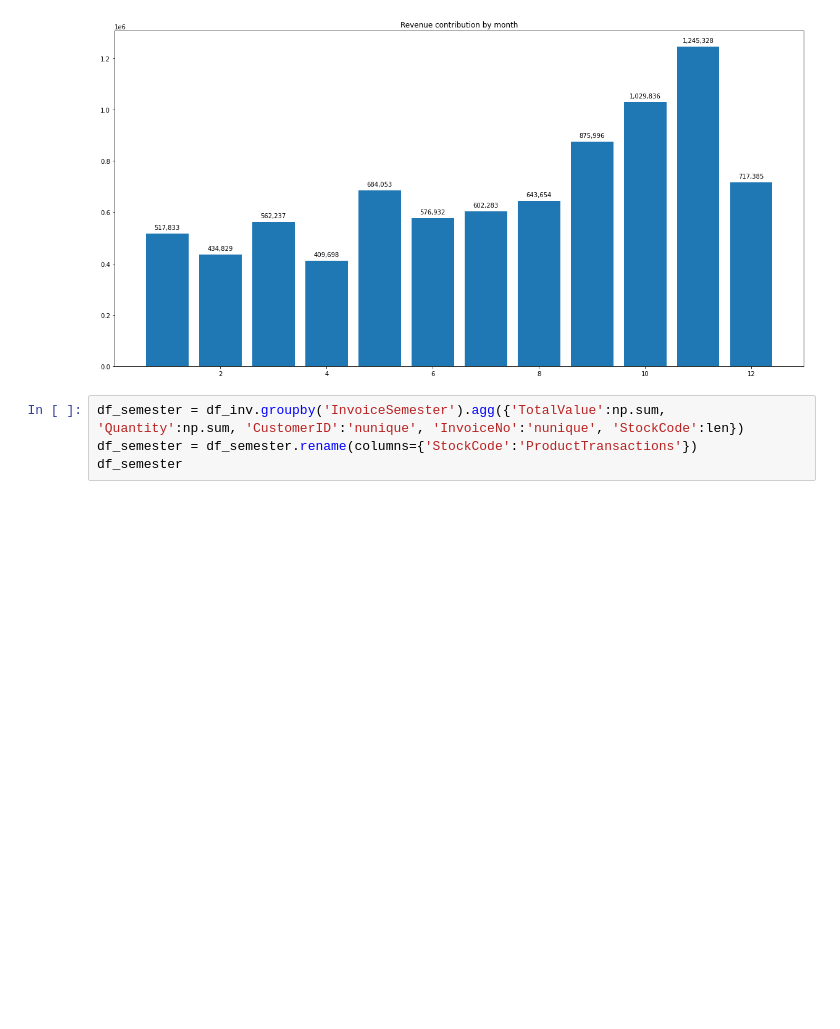
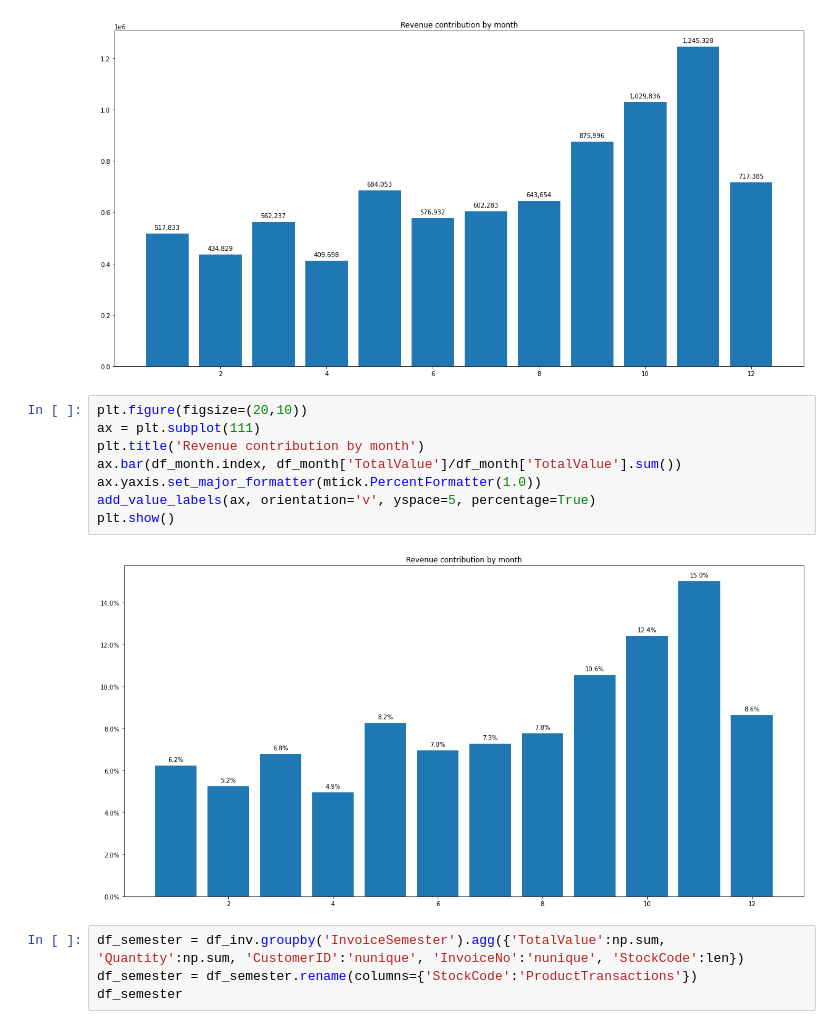
Before and after one commit to henriqueumeda/High-Value-Customers-Identification, a Jupyter notebook: Insiders - All In One Place.ipynb, the cells around one changed output. Drawn from its saved outputs; the diff is of its cells as text; blank space fills up the shorter version.

```diff
--- a/Insiders - All In One Place.ipynb
+++ b/Insiders - All In One Place.ipynb
@@ -397,6 +405,16 @@ add_value_labels(ax, orientation='v', yspace=5)
 plt.show()
 # %% [output]
 [figure]
+# %%
+plt.figure(figsize=(20,10))
+ax = plt.subplot(111)
+plt.title('Revenue contribution by month')
+ax.bar(df_month.index, df_month['TotalValue']/df_month['TotalValue'].sum())
+ax.yaxis.set_major_formatter(mtick.PercentFormatter(1.0))
+add_value_labels(ax, orientation='v', yspace=5, percentage=True)
+plt.show()
+# %% [output]
+[figure, added]
 # %%
 df_semester = df_inv.groupby('InvoiceSemester').agg({'TotalValue':np.sum, 'Quantity':np.sum, 'CustomerID':'nunique', 'InvoiceNo':'nunique', 'StockCode':len})
 df_semester = df_semester.rename(columns={'StockCode':'ProductTransactions'})
```
Also changed, not shown: parts of 12 cells of this notebook, 32 other files.
